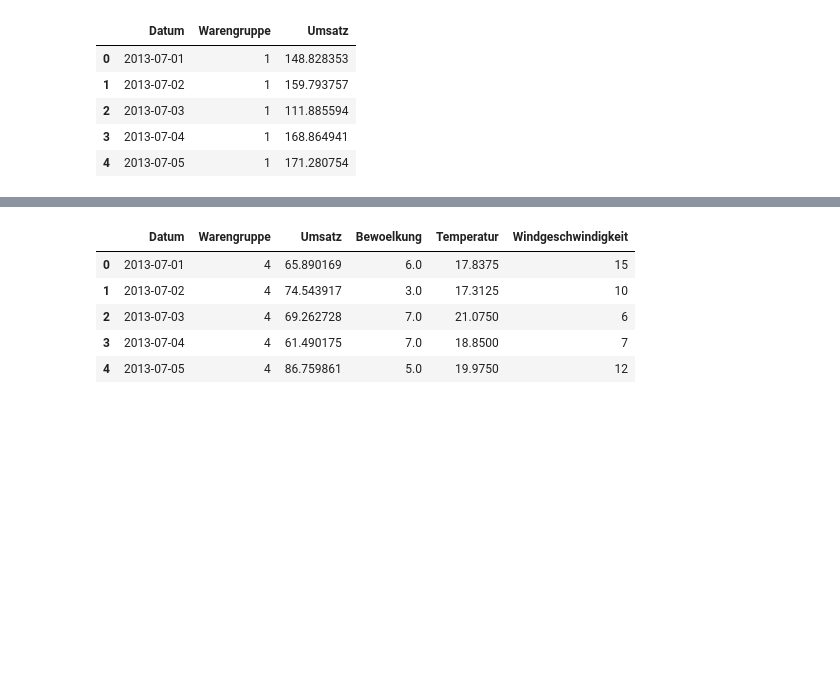
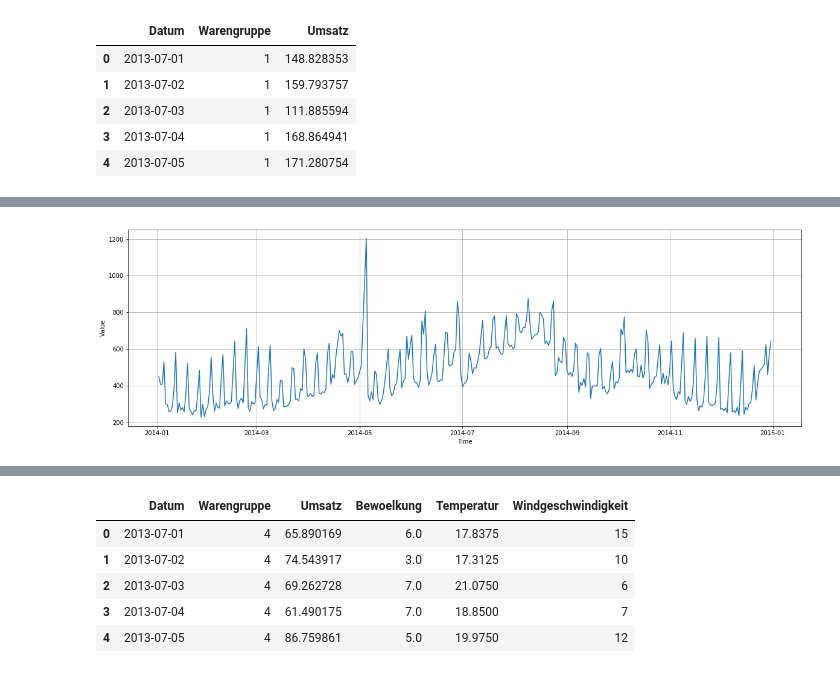
Before and after one commit to GibrailHassan/Machine-Learning-with-TensorFlow-Project-Winter-Semester-2019-20, a Jupyter notebook: Bakery Sale Project.ipynb, the cells around one changed output, grey strips where cells are left out. Cells and saved outputs as stored; diff of their text form; code cells hidden in the pictures; blank space fills up the shorter version.

```diff
--- a/Bakery Sale Project.ipynb
+++ b/Bakery Sale Project.ipynb
@@ -74,0 +182,6 @@ See the caveats in the documentation: http://pandas.pydata.org/pandas-docs/stabl
+# %%
+plt.figure(figsize=(20, 6))
+plot_series(one_year_G2['Datum'], one_year_G2['Umsatz'])
+plt.show()
+# %% [output]
+[figure, added]
```
Also changed, not shown: parts of 60 cells of this notebook.
